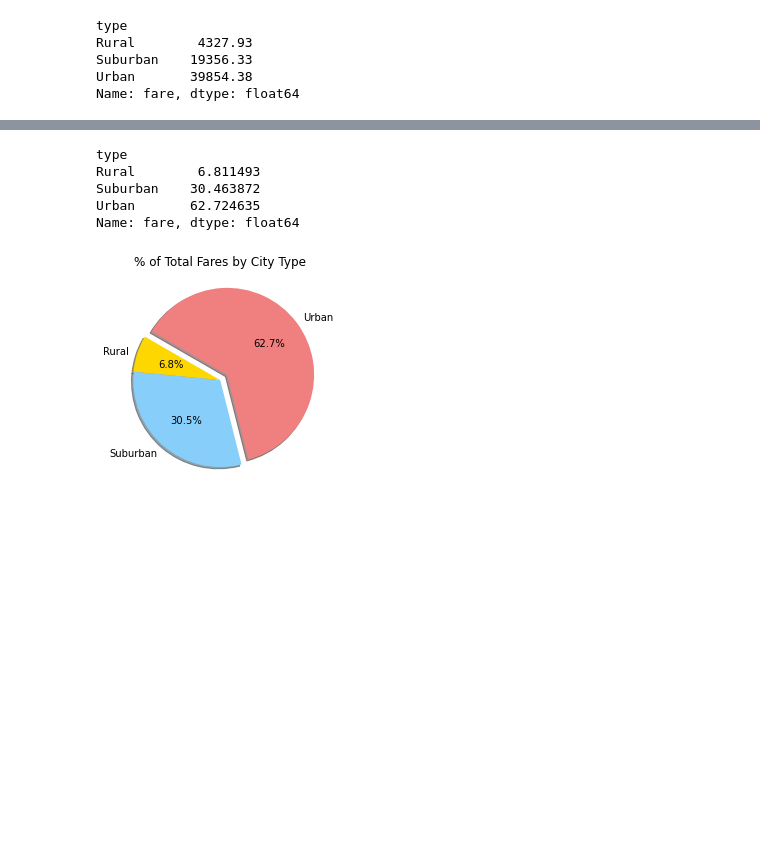
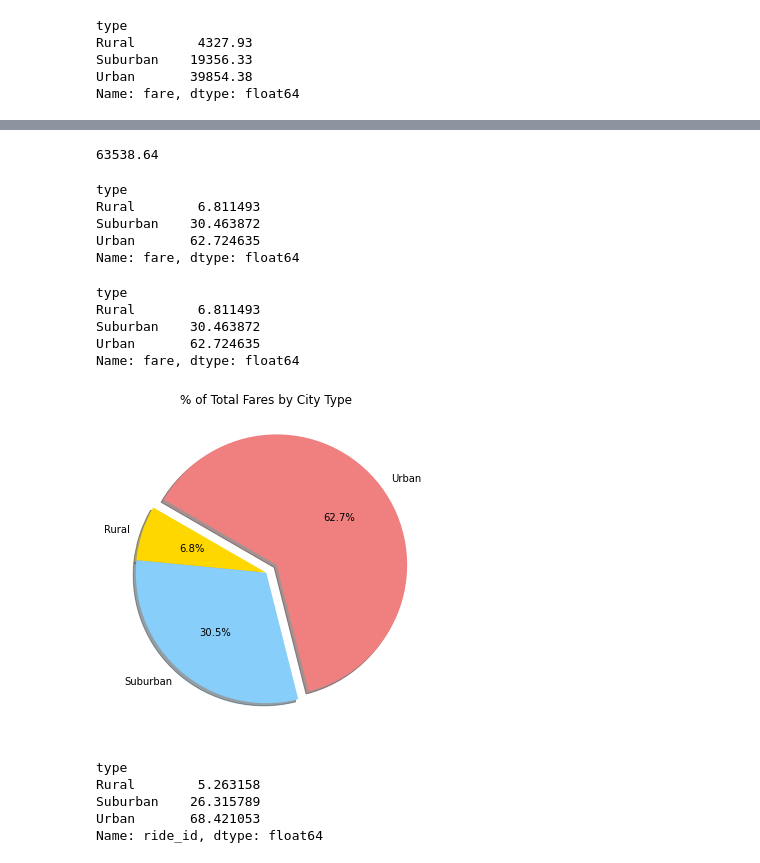
Before and after one commit to AAVWALSH/PyBer-Analysis, a Jupyter notebook: PyBer.ipynb, the cells around one changed output, grey strips where cells are left out. Cells and saved outputs as stored; diff of their text form; code cells hidden in the pictures; blank space fills up the shorter version.

Commit message:
pie chart 2

```diff
--- a/PyBer.ipynb
+++ b/PyBer.ipynb
@@ -729,23 +713,56 @@ Name: fare, dtype: float64
-# %%
-# Calculate the percentage of fare for each city type. In one line
-type_percents = 100 * pyber_data_df.groupby(["type"]).sum()["fare"] / pyber_data_df["fare"].sum()
-type_percents
-# %% [output]
-type
-Rural        6.811493
-Suburban    30.463872
-Urban       62.724635
-Name: fare, dtype: float64
-# %%
-# Build the percentage of fares by city type pie chart.
-plt.pie(type_percents,
-    labels=["Rural", "Suburban", "Urban"],
-    colors=["gold", "lightskyblue", "lightcoral"],
-    explode=[0, 0, 0.1],
-    autopct='%1.1f%%',
-    shadow=True, startangle=150)
-plt.title("% of Total Fares by City Type")
-# Show Figure
-plt.show()
-# %% [output]
-[figure, removed]
+# %%
+# Get the sum of all the fares.
+total_fares = pyber_data_df["fare"].sum()
+total_fares
+# %% [output]
+63538.64
+# %%
+# Calculate the percentage of fare for each city type.
+type_percents = 100 * sum_fares_by_type / total_fares
+type_percents
+# %% [output]
+type
+Rural        6.811493
+Suburban    30.463872
+Urban       62.724635
+Name: fare, dtype: float64
+# %%
+# Calculate the percentage of fare for each city type. In one line
+type_percents = 100 * pyber_data_df.groupby(["type"]).sum()["fare"] / pyber_data_df["fare"].sum()
+type_percents
+# %% [output]
+type
+Rural        6.811493
+Suburban    30.463872
+Urban       62.724635
+Name: fare, dtype: float64
+# %%
+# Import mpl to change the plot configurations using rcParams.
+import matplotlib as mpl
+# Build Pie Chart
+plt.subplots(figsize=(10, 6))
+plt.pie(type_percents,
+    labels=["Rural", "Suburban", "Urban"],
+    colors=["gold", "lightskyblue", "lightcoral"],
+    explode=[0, 0, 0.1],
+    autopct='%1.1f%%',
+    shadow=True, startangle=150)
+plt.title("% of Total Fares by City Type")
+# Change the default font size from 10 to 14.
+mpl.rcParams['font.size'] = 14
+# Save Figure
+plt.savefig("analysis/Fig5.png")
+# Show Figure
+plt.show()
+# %% [output]
+[figure, added]
+# %%
+# Calculate the percentage of rides for each city type.
+ride_percents = 100 * pyber_data_df.groupby(["type"]).count()["ride_id"] / pyber_data_df["ride_id"].count()
+ride_percents
+# %% [output]
+type
+Rural        5.263158
+Suburban    26.315789
+Urban       68.421053
+Name: ride_id, dtype: float64
```
Also changed, not shown: parts of 2 cells of this notebook, 1 other file.
